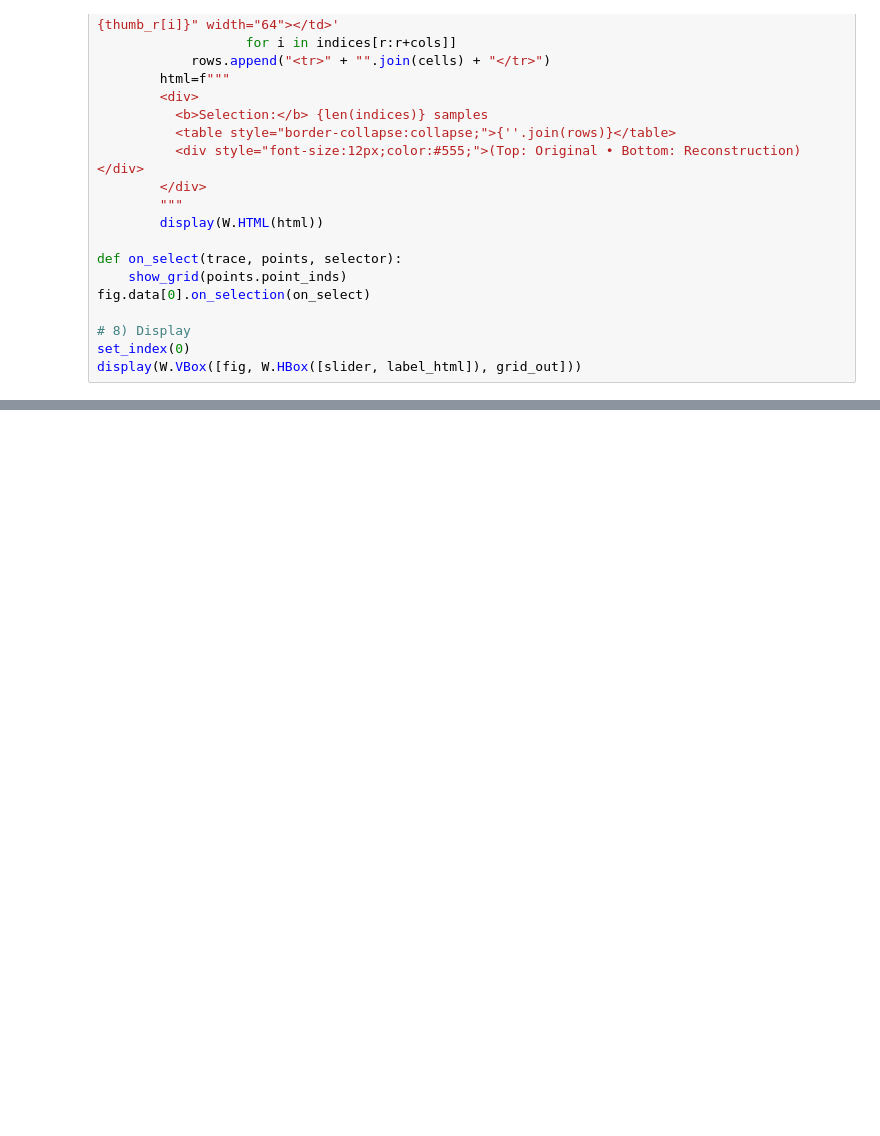
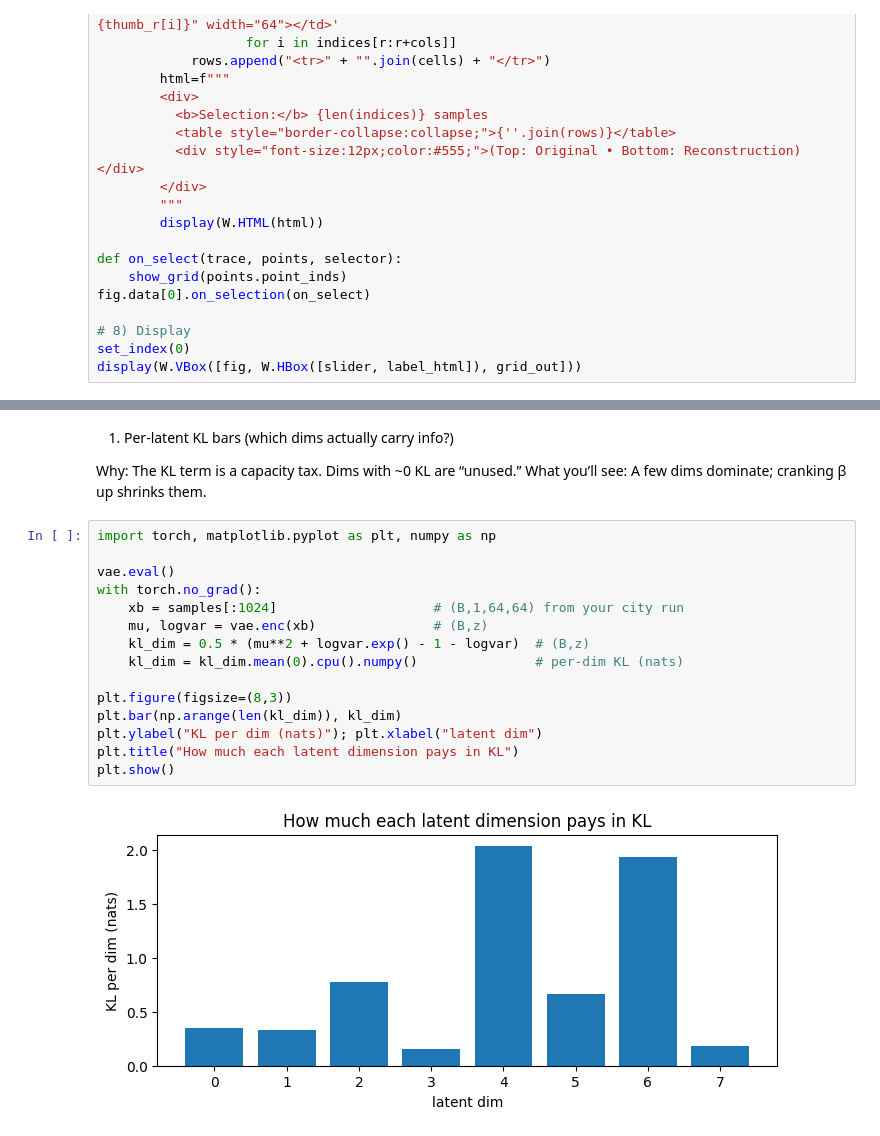
Before and after one commit to Vivekanand-R/AI-Models, a Jupyter notebook: Variational_Autoencoders_with_MNIST.ipynb, the cells around one changed output, grey strips where cells are left out. Saved outputs shown, nothing was run; the diff lists cells and outputs as text; blank space fills up the shorter version.

```diff
--- a/Variational_Autoencoders_with_MNIST.ipynb
+++ b/Variational_Autoencoders_with_MNIST.ipynb
@@ -1069,0 +1346,22 @@ display(W.VBox([fig, W.HBox([slider, label_html]), grid_out]))
+# %% [markdown]
+1) Per-latent KL bars (which dims actually carry info?)
+
+Why: The KL term is a capacity tax. Dims with ~0 KL are “unused.”
+What you’ll see: A few dims dominate; cranking β up shrinks them.
+# %%
+import torch, matplotlib.pyplot as plt, numpy as np
+
+vae.eval()
+with torch.no_grad():
+    xb = samples[:1024]                    # (B,1,64,64) from your city run
+    mu, logvar = vae.enc(xb)               # (B,z)
+    kl_dim = 0.5 * (mu**2 + logvar.exp() - 1 - logvar)  # (B,z)
+    kl_dim = kl_dim.mean(0).cpu().numpy()               # per-dim KL (nats)
+
+plt.figure(figsize=(8,3))
+plt.bar(np.arange(len(kl_dim)), kl_dim)
+plt.ylabel("KL per dim (nats)"); plt.xlabel("latent dim")
+plt.title("How much each latent dimension pays in KL")
+plt.show()
+# %% [output]
+[figure, added]
```
Also changed, not shown: parts of 8 cells of this notebook.
